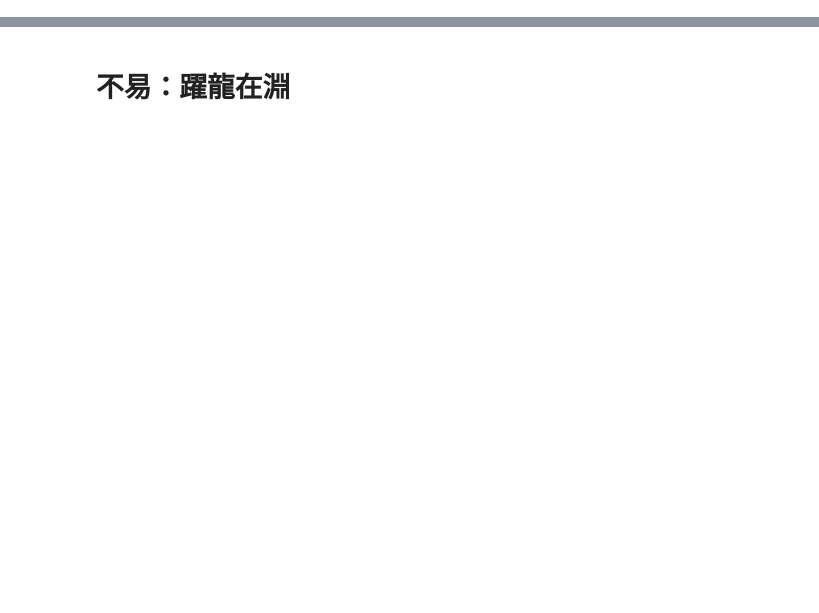
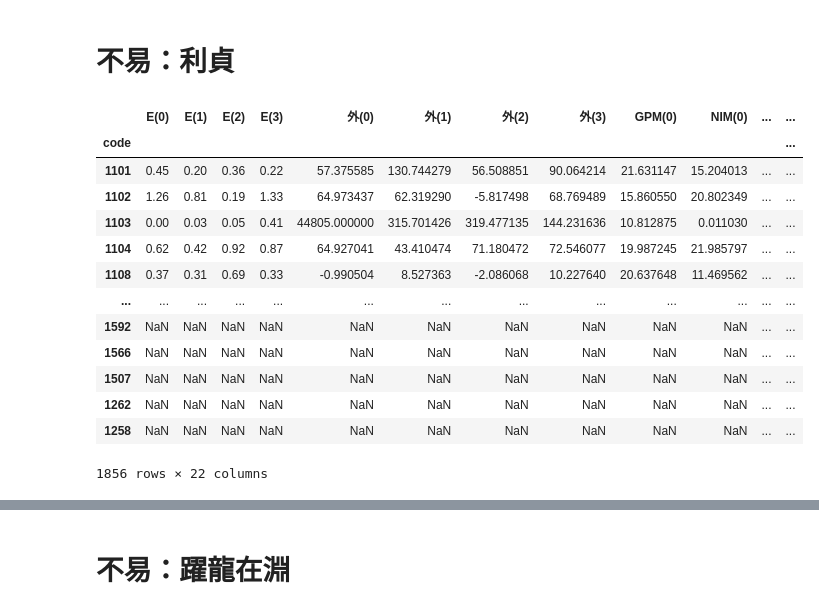
Before and after one commit to yangaound/stock.tw, a Jupyter notebook: README.ipynb, the cells around one changed output, grey strips where cells are left out. Cells and saved outputs as stored; diff of their text form; code cells hidden in the pictures; blank space fills up the shorter version.

```diff
--- a/README.ipynb
+++ b/README.ipynb
@@ -35,3 +44,23 @@ df.iloc[:,0:22].head(5).round(2)
+# %% [markdown]
+# 不易：利貞
+# %%
+df = dataset.analyze_profit(ifrs_ts=datetime.datetime(2023, 8, 14))
+df.iloc[:, 6:28]
+# %% [output]
+|  | E(0) | E(1) | E(2) | E(3) | 外(0) | 外(1) | 外(2) | 外(3) | GPM(0) | NIM(0) | ... | ... |
+| code |  |  |  |  |  |  |  |  |  |  |  | ... |
+| 1101 | 0.45 | 0.20 | 0.36 | 0.22 | 57.375585 | 130.744279 | 56.508851 | 90.064214 | 21.631147 | 15.204013 | ... | ... |
+| 1102 | 1.26 | 0.81 | 0.19 | 1.33 | 64.973437 | 62.319290 | -5.817498 | 68.769489 | 15.860550 | 20.802349 | ... | ... |
+| 1103 | 0.00 | 0.03 | 0.05 | 0.41 | 44805.000000 | 315.701426 | 319.477135 | 144.231636 | 10.812875 | 0.011030 | ... | ... |
+| 1104 | 0.62 | 0.42 | 0.92 | 0.87 | 64.927041 | 43.410474 | 71.180472 | 72.546077 | 19.987245 | 21.985797 | ... | ... |
+| 1108 | 0.37 | 0.31 | 0.69 | 0.33 | -0.990504 | 8.527363 | -2.086068 | 10.227640 | 20.637648 | 11.469562 | ... | ... |
+| ... | ... | ... | ... | ... | ... | ... | ... | ... | ... | ... | ... | ... |
+| 1592 | NaN | NaN | NaN | NaN | NaN | NaN | NaN | NaN | NaN | NaN | ... | ... |
+| 1566 | NaN | NaN | NaN | NaN | NaN | NaN | NaN | NaN | NaN | NaN | ... | ... |
+| 1507 | NaN | NaN | NaN | NaN | NaN | NaN | NaN | NaN | NaN | NaN | ... | ... |
+| 1262 | NaN | NaN | NaN | NaN | NaN | NaN | NaN | NaN | NaN | NaN | ... | ... |
+| 1258 | NaN | NaN | NaN | NaN | NaN | NaN | NaN | NaN | NaN | NaN | ... | ... |
+1856 rows × 22 columns
 # %%
 df.iloc[:,28:-8].head(5).round(2)
 # %% [output]
```
Also changed, not shown: parts of 10 cells of this notebook, 11 other files.
